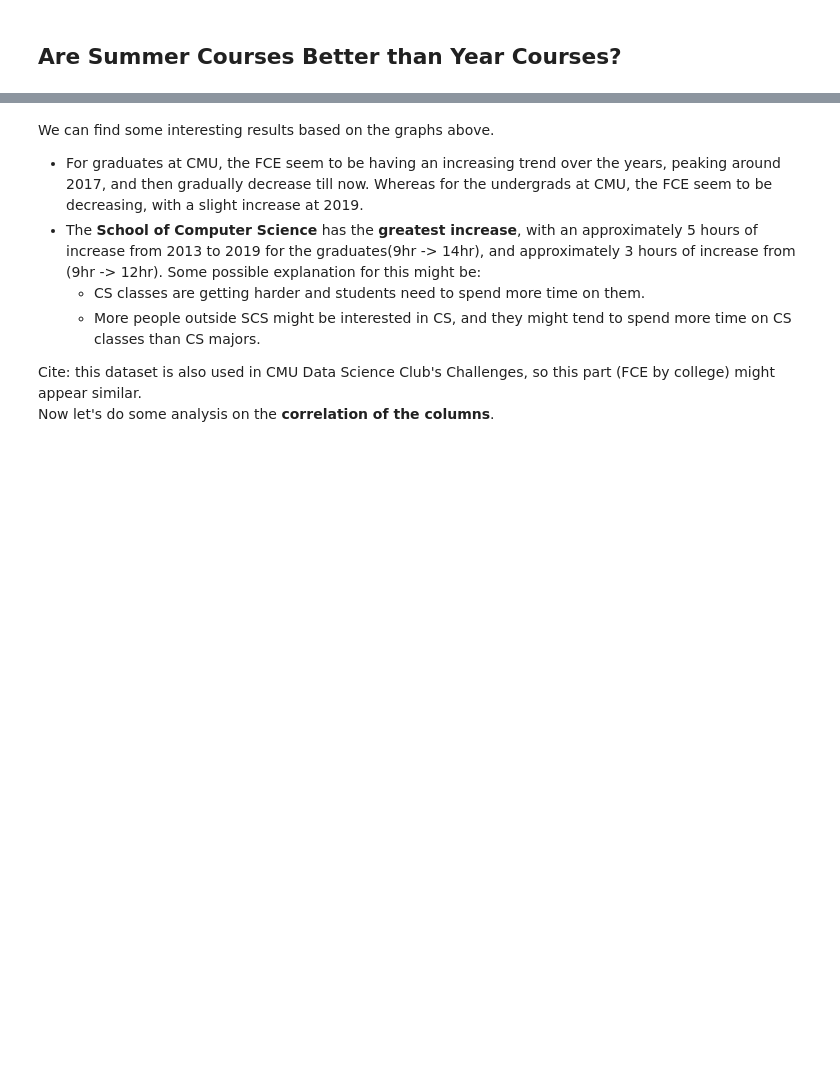
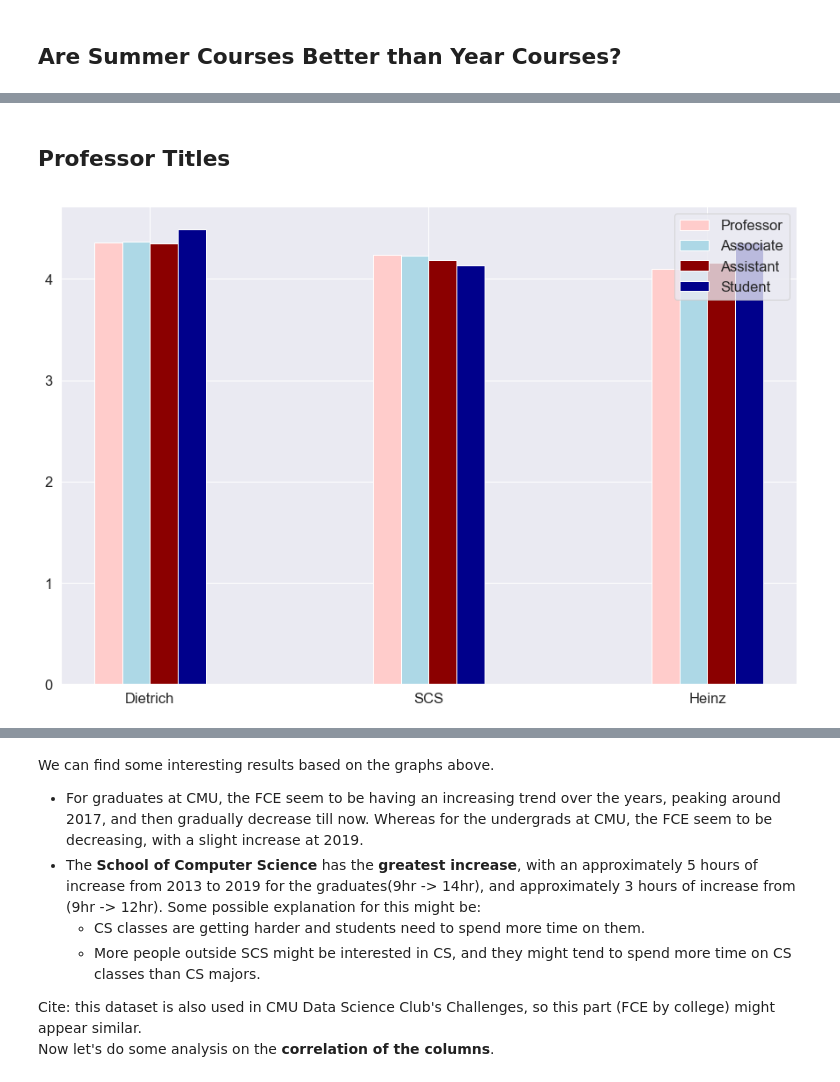
Before and after one commit to TheJYKoder/-15-388-Final-Project-F19-, a Jupyter notebook: 15388 Final Project FCE.ipynb, the cells around one changed output, grey strips where cells are left out. Saved outputs shown, nothing was run; the diff lists cells and outputs as text; code cells hidden in the pictures; blank space fills up the shorter version.

```diff
--- a/15388 Final Project FCE.ipynb
+++ b/15388 Final Project FCE.ipynb
@@ -401,0 +323,2 @@ plt.show()
+# %% [markdown]
+## Professor Titles
@@ -402,3 +355,46 @@ plt.show()
+# %%
+#schools = ["MCS", "Dietrich", "SCS", "Heinz"]
+#csvs = [mcs_faculty, df_2019Dietrich_info_merged, df_2019SCS_info_merged, df_2019Heinz_info_merged]
+
+schools = ["Dietrich", "SCS", "Heinz"]
+csvs = [df_2019Dietrich_info_merged, df_2019SCS_info_merged, df_2019Heinz_info_merged]
+
+proList = []
+assoList = []
+assistList = []
+studentList = []
+
+for file in csvs:
+    data = getTitle(file, 0)
+    proList.append(sum(data)/len(data))
+    data = getTitle(file, 1)
+    assoList.append(sum(data)/len(data))
+    data = getTitle(file, 2)
+    assistList.append(sum(data)/len(data))
+    data = getTitle(file, 3)
+    studentList.append(sum(data)/len(data))
+
+
+N = len(schools)
+
+ind = np.arange(N)  # the x locations for the groups
+width = 0.1      # the width of the bars
+
+fig, ax = plt.subplots(figsize=(15, 10))
+bar1 = ax.bar(ind, proList, width, color='#ffcccb')
+bar2 = ax.bar(ind + width, assoList, width, color='#add8e6')
+bar3 = ax.bar(ind + width+width, assistList, width, color='#8b0000')
+bar4 = ax.bar(ind + width+width+width, studentList, width, color='#00008b')
+
+# add some text for labels, title and axes ticks
+ax.set_xticks(ind + 3*width/2)
+ax.set_xticklabels(schools)
+
+ax.legend((bar1[0], bar2[0], bar3[0], bar4[0]), ('Professor', 'Associate', 'Assistant', 'Student'))
+
+plt.show()
+# %% [output]
+[figure, added]
 # %%
 df_grad = df[df['Level'] == "Graduate"]
 df_undergrad = df[df['Level'] == "Undergraduate"]
```
Also changed, not shown: parts of 23 cells of this notebook, 1 other file.
